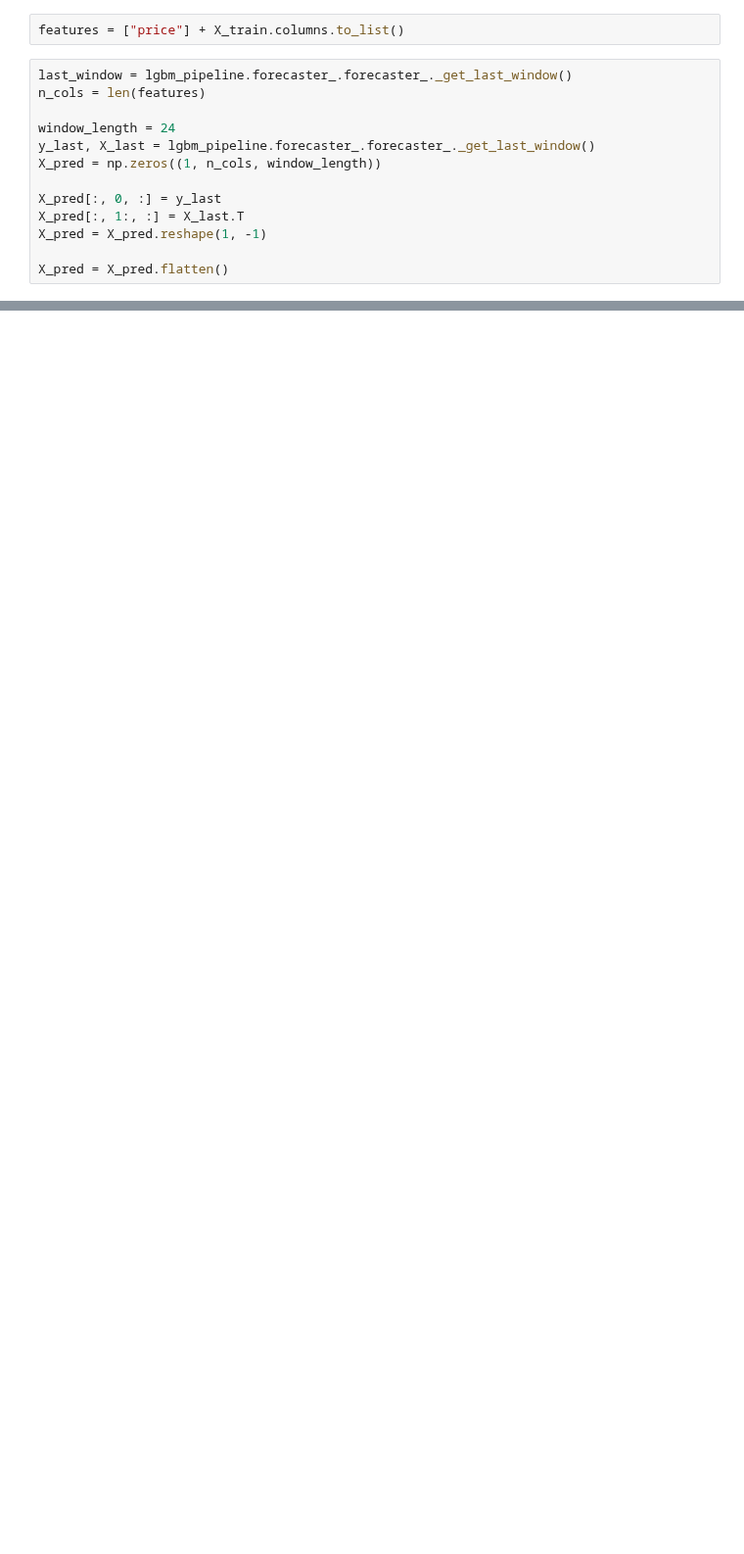
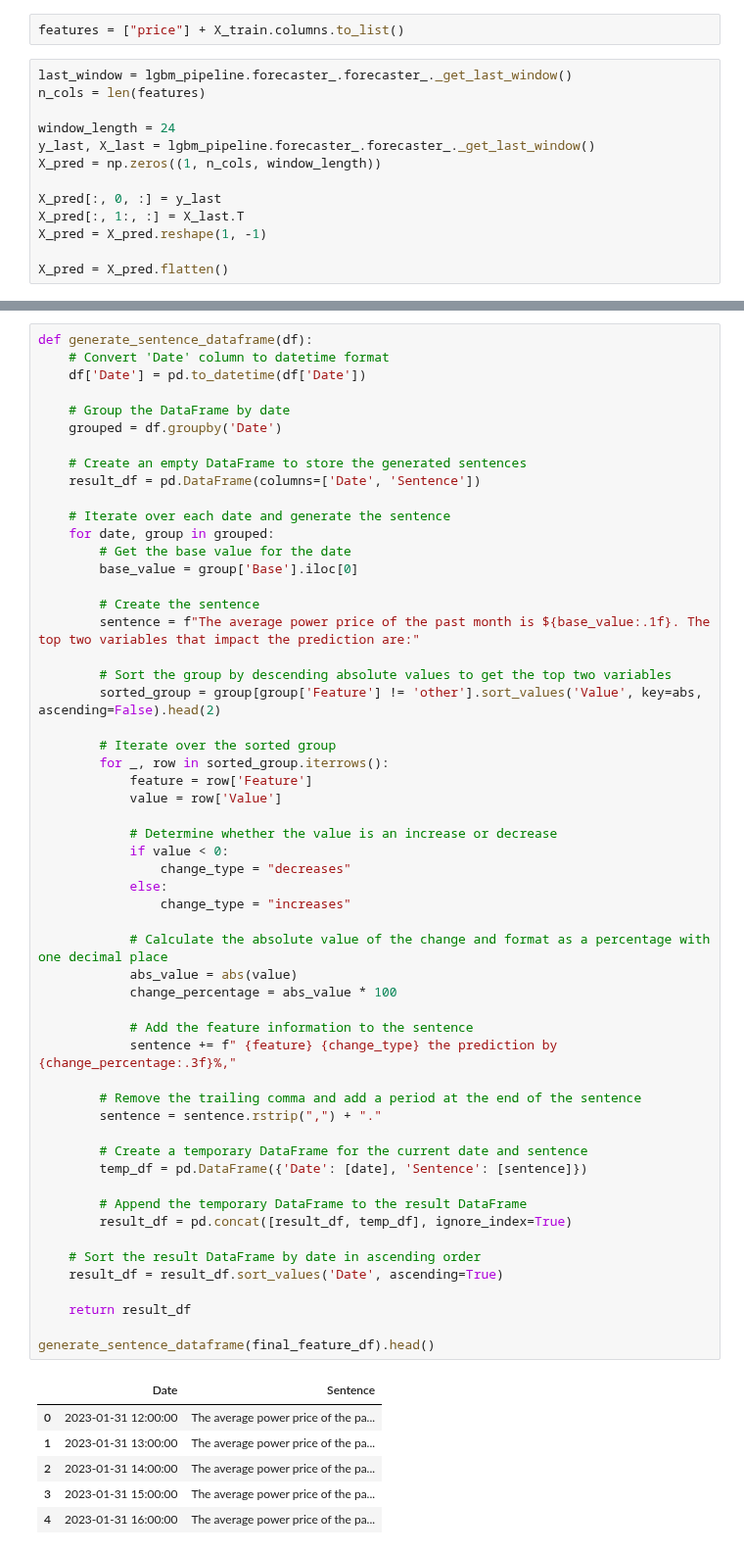
Before and after one commit to slalom-ubc-mds/Power-Price-Prediction, a Jupyter notebook: notebooks/train_pipeline/prediction_pipeline.ipynb, the cells around one changed output, grey strips where cells are left out. Shown at 98% size. Cells and saved outputs as stored; diff of their text form; blank space fills up the shorter version.

```diff
--- a/notebooks/train_pipeline/prediction_pipeline.ipynb
+++ b/notebooks/train_pipeline/prediction_pipeline.ipynb
@@ -293,0 +323,62 @@ shap_df.head()
+# %%
+def generate_sentence_dataframe(df):
+    # Convert 'Date' column to datetime format
+    df['Date'] = pd.to_datetime(df['Date'])
+
+    # Group the DataFrame by date
+    grouped = df.groupby('Date')
+
+    # Create an empty DataFrame to store the generated sentences
+    result_df = pd.DataFrame(columns=['Date', 'Sentence'])
+
+    # Iterate over each date and generate the sentence
+    for date, group in grouped:
+        # Get the base value for the date
+        base_value = group['Base'].iloc[0]
+
+        # Create the sentence
+        sentence = f"The average power price of the past month is ${base_value:.1f}. The top two variables that impact the prediction are:"
+
+        # Sort the group by descending absolute values to get the top two variables
+        sorted_group = group[group['Feature'] != 'other'].sort_values('Value', key=abs, ascending=False).head(2)
+
+        # Iterate over the sorted group
+        for _, row in sorted_group.iterrows():
+            feature = row['Feature']
+            value = row['Value']
+
+            # Determine whether the value is an increase or decrease
+            if value < 0:
+                change_type = "decreases"
+            else:
+                change_type = "increases"
+
+            # Calculate the absolute value of the change and format as a percentage with one decimal place
+            abs_value = abs(value)
+            change_percentage = abs_value * 100
+
+            # Add the feature information to the sentence
+            sentence += f" {feature} {change_type} the prediction by {change_percentage:.3f}%,"
+
+        # Remove the trailing comma and add a period at the end of the sentence
+        sentence = sentence.rstrip(",") + "."
+
+        # Create a temporary DataFrame for the current date and sentence
+        temp_df = pd.DataFrame({'Date': [date], 'Sentence': [sentence]})
+
+        # Append the temporary DataFrame to the result DataFrame
+        result_df = pd.concat([result_df, temp_df], ignore_index=True)
+
+    # Sort the result DataFrame by date in ascending order
+    result_df = result_df.sort_values('Date', ascending=True)
+
+    return result_df
+
+generate_sentence_dataframe(final_feature_df).head()
+# %% [output]
+|  | Date | Sentence |
+| 0 | 2023-01-31 12:00:00 | The average power price of the pa... |
+| 1 | 2023-01-31 13:00:00 | The average power price of the pa... |
+| 2 | 2023-01-31 14:00:00 | The average power price of the pa... |
+| 3 | 2023-01-31 15:00:00 | The average power price of the pa... |
+| 4 | 2023-01-31 16:00:00 | The average power price of the pa... |
```
Also changed, not shown: parts of 19 cells of this notebook, 2 other files.
